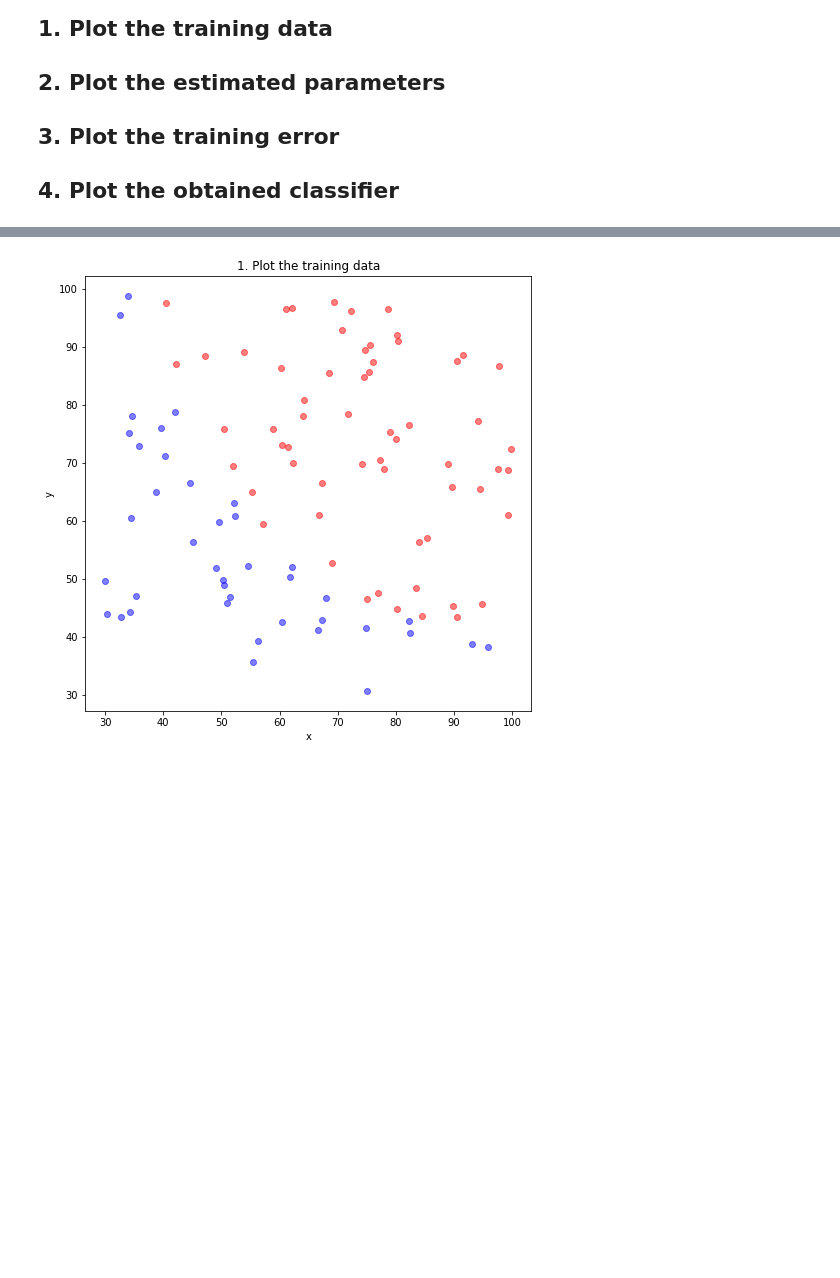
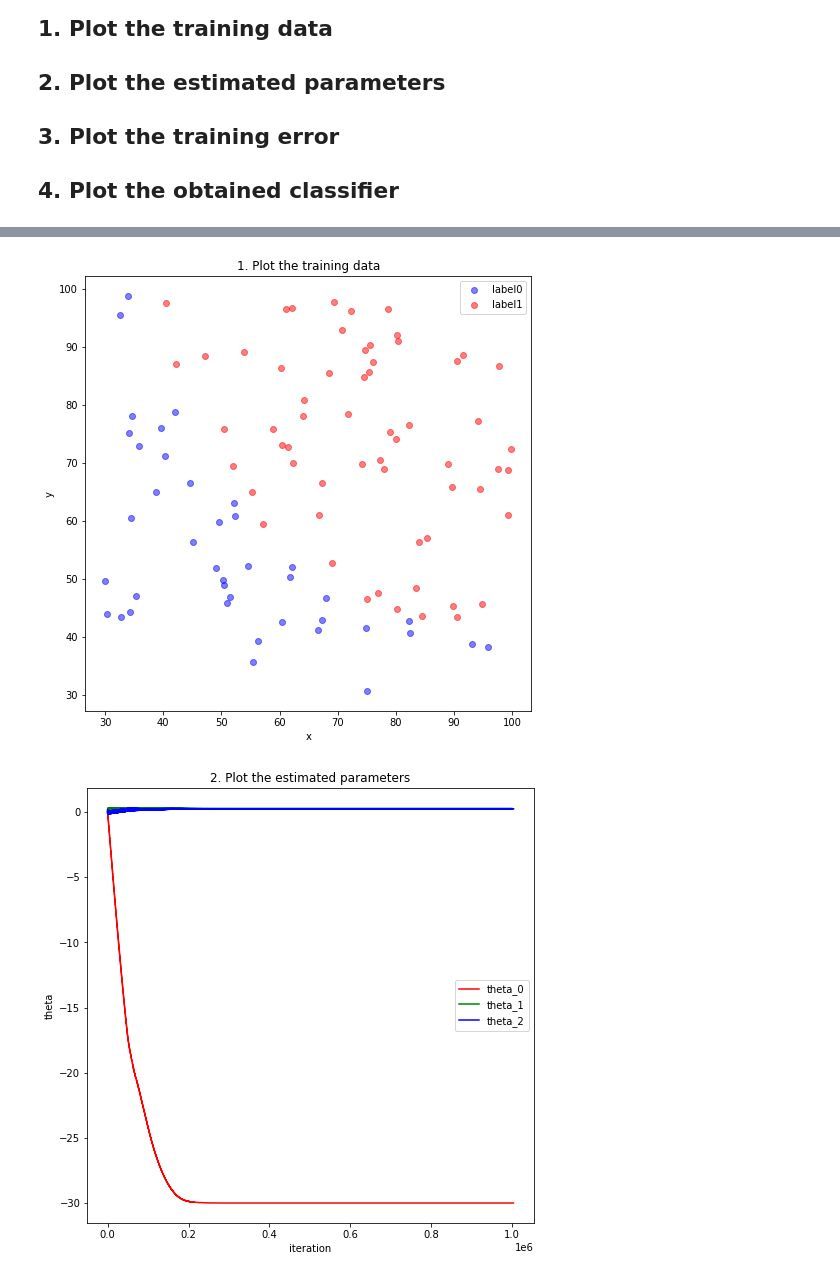
Before and after one commit to Reichidad/Machine-Learning-2020-Spring-Class, a Jupyter notebook: assignment05.ipynb, the cells around one changed output, grey strips where cells are left out. Saved outputs shown, nothing was run; the diff lists cells and outputs as text; code cells hidden in the pictures; blank space fills up the shorter version.

Commit message:
2. Estimated parameters Done

```diff
--- a/assignment05.ipynb
+++ b/assignment05.ipynb
@@ -13,42 +13,43 @@
 # %%
 import numpy as np
 import matplotlib.pyplot as plt
+import math
 
+# data input
 data    = np.genfromtxt("/content/drive/My Drive/Colab Notebooks/data05/data.txt", delimiter=',')
 
 x       = data[:, 0]
 y       = data[:, 1]
 label   = data[:, 2]
 
-print(x)
-print(y)
-print(label)
 x_label0    = x[label == 0]
 x_label1    = x[label == 1]
 
 y_label0    = y[label == 0]
 y_label1    = y[label == 1]
 
+# function definition
+# calculate z value
 def calc_z(theta_0, theta_1, theta_2, x, y):
   z= []
   for i in range(len(x)):
     z.append(theta_0 + (theta_1 * x[i]) + (theta_2 * y[i]))
   return z
-
+# calculate sigmoid value
 def calc_sigmoid(z):
   sigmoid = []
   for i in range(len(z)):
-    sigmoid.append(1/(1+np.exp(-1*z)))
+    sigmoid.append(1/(1+math.exp(-z[i])))
   return sigmoid
-
+# calculate objective function value
 def ob_func(label, sigmoid):
   sum = 0
   for i in range(len(label)):
-    oprd_left = (-1*label[i]) * np.log(sigmoid[i])
-    oprd_right = (1-label[i]) * np.log(1-sigmoid[i])
+    oprd_left = (-1*label[i]) * math.log(sigmoid[i])
+    oprd_right = (1-label[i]) * math.log(1-sigmoid[i])
     sum += oprd_left - oprd_right
   return sum/len(label)
-
+# calculate next theta value
 def theta_desc(theta, alpha, x, y, label, sigmoid, key):
   sum = 0
   for i in range(len(sigmoid)):
@@ -60,15 +61,71 @@ def theta_desc(theta, alpha, x, y, label, sigmoid, key):
       sum += (sigmoid[i] - label[i]) * y[i]
   return theta - (alpha * sum / len(sigmoid))
 
+# variable initialization
+theta_0 = 0.01
+theta_1 = 0.01
+theta_2 = 0.01
+alpha = 0.005
+iteration = 0
+# variable list for store iteration data
+ob_func_list = []
+theta_0_list = []
+theta_1_list = []
+theta_2_list = []
+# iteration
+while True:
+  # calculate each value for this iteration
+  z_list = calc_z(theta_0, theta_1, theta_2, x, y)
+  sigmoid_list = calc_sigmoid(z_list)
+  ob_func_val = ob_func(label, sigmoid_list)
+  # store each value
+  theta_0_list.append(theta_0)
+  theta_1_list.append(theta_1)
+  theta_2_list.append(theta_2)
+  ob_func_list.append(ob_func_val)
 
 
+  # escape rule
+  if iteration > 0:
+    if iteration % 100000 == 0:
+      print(iteration, ob_func_list[iteration-1], ob_func_val)
+    if iteration == 1000000:
+      alpha = 0.00001
+    if abs(ob_func_list[iteration-1] - ob_func_val) < 0.000000001:
+      print(iteration, ob_func_list[iteration-1], ob_func_val)
+      break
+  # update next theta values & iteration value
+  theta_0 = theta_desc(theta_0, alpha, x, y, label, sigmoid_list, 0)
+  theta_1 = theta_desc(theta_1, alpha, x, y, label, sigmoid_list, 1)
+  theta_2 = theta_desc(theta_2, alpha, x, y, label, sigmoid_list, 2)
+  iteration += 1
 
+iterations = []
+for i in range(iteration+1):
+  iterations.append(i)
 
+# 1. Plot the training data
+# plot the training data points (x,y) with their labels
+# blue for label 0 and red for label 1
 plt.figure(1,figsize=(8, 8))
 plt.title('1. Plot the training data')
 plt.xlabel('x')
 plt.ylabel('y')
 plt.scatter(x_label0, y_label0, alpha=0.5, c='b', label='label0')
 plt.scatter(x_label1, y_label1, alpha=0.5, c='r', label='label1')
+plt.legend()
+
+# 2. Plot the estimated parameters
+# plot the thetas at every iteration of gradient descent until convergence
+# (θ0,θ1,θ2) should be red, green, blue, respectively
+plt.figure(2,figsize=(8, 8))
+plt.title('2. Plot the estimated parameters')
+plt.xlabel('iteration')
+plt.ylabel('theta')
+plt.plot(iterations, theta_0_list, c='r', label='theta_0')
+plt.plot(iterations, theta_1_list, c='g', label='theta_1')
+plt.plot(iterations, theta_2_list, c='b', label='theta_2')
+plt.legend()
+
 plt.show()
 # %% [output]
@@ -92 +143,2 @@ plt.show()
-[figure, old version]
+[figure, new version]
+[figure, added]
```
Also changed, not shown: parts of 2 cells of this notebook.
